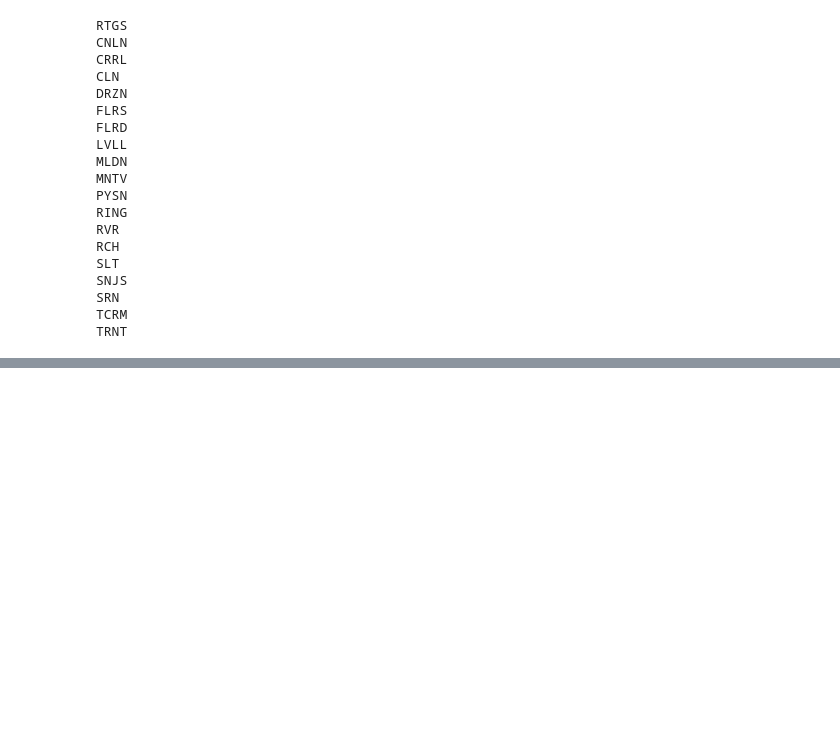
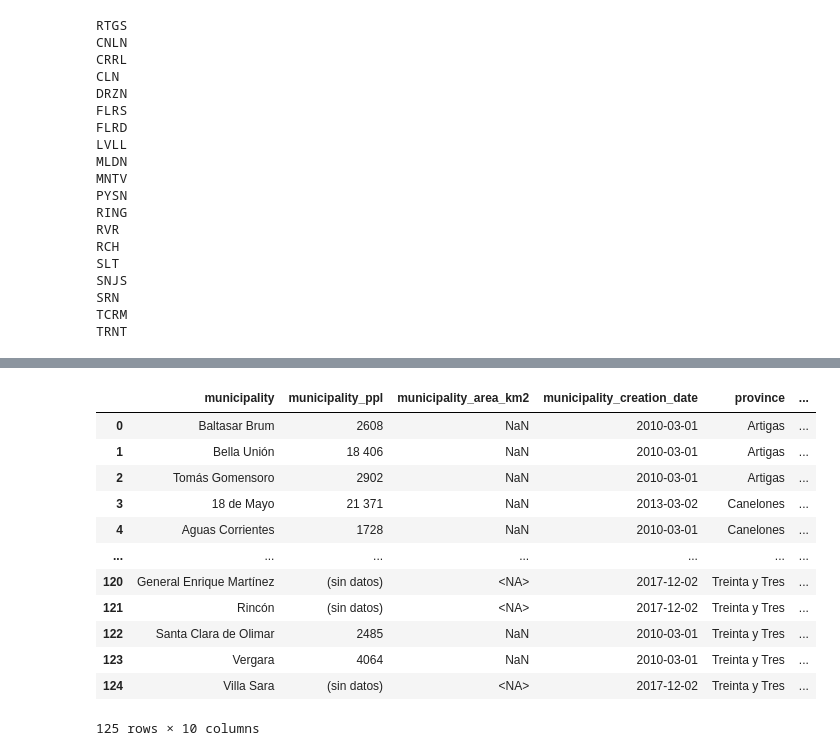
Before and after one commit to Tetfretguru/myroots, a Jupyter notebook: notebooks/lab.ipynb, the cells around one changed output, grey strips where cells are left out. Saved outputs shown, nothing was run; the diff lists cells and outputs as text; code cells hidden in the pictures; blank space fills up the shorter version.

```diff
--- a/notebooks/lab.ipynb
+++ b/notebooks/lab.ipynb
@@ -230,0 +284,16 @@ TRNT
+# %%
+dft
+# %% [output]
+|  | municipality | municipality_ppl | municipality_area_km2 | municipality_creation_date | province | ... |
+| 0 | Baltasar Brum | 2608 | NaN | 2010-03-01 | Artigas | ... |
+| 1 | Bella Unión | 18 406 | NaN | 2010-03-01 | Artigas | ... |
+| 2 | Tomás Gomensoro | 2902 | NaN | 2010-03-01 | Artigas | ... |
+| 3 | 18 de Mayo | 21 371 | NaN | 2013-03-02 | Canelones | ... |
+| 4 | Aguas Corrientes | 1728 | NaN | 2010-03-01 | Canelones | ... |
+| ... | ... | ... | ... | ... | ... | ... |
+| 120 | General Enrique Martínez | (sin datos) | <NA> | 2017-12-02 | Treinta y Tres | ... |
+| 121 | Rincón | (sin datos) | <NA> | 2017-12-02 | Treinta y Tres | ... |
+| 122 | Santa Clara de Olimar | 2485 | NaN | 2010-03-01 | Treinta y Tres | ... |
+| 123 | Vergara | 4064 | NaN | 2010-03-01 | Treinta y Tres | ... |
+| 124 | Villa Sara | (sin datos) | <NA> | 2017-12-02 | Treinta y Tres | ... |
+125 rows × 10 columns
```
Also changed, not shown: parts of 5 cells of this notebook, 1 other file.
